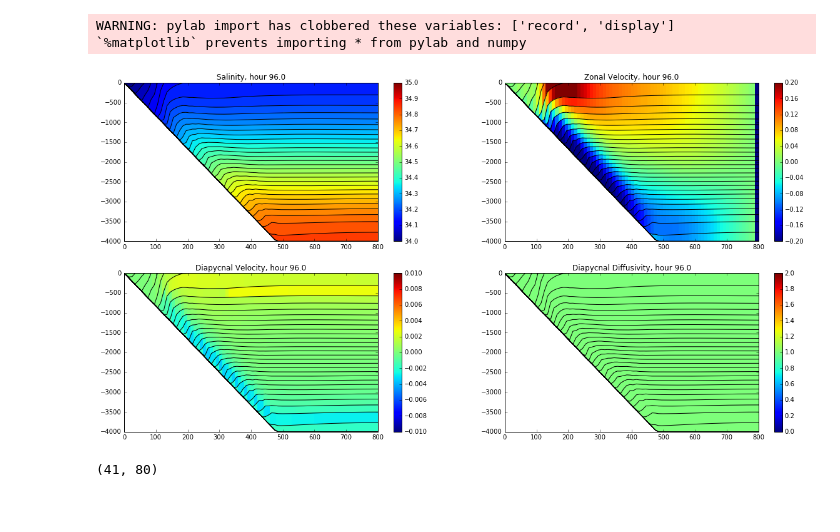
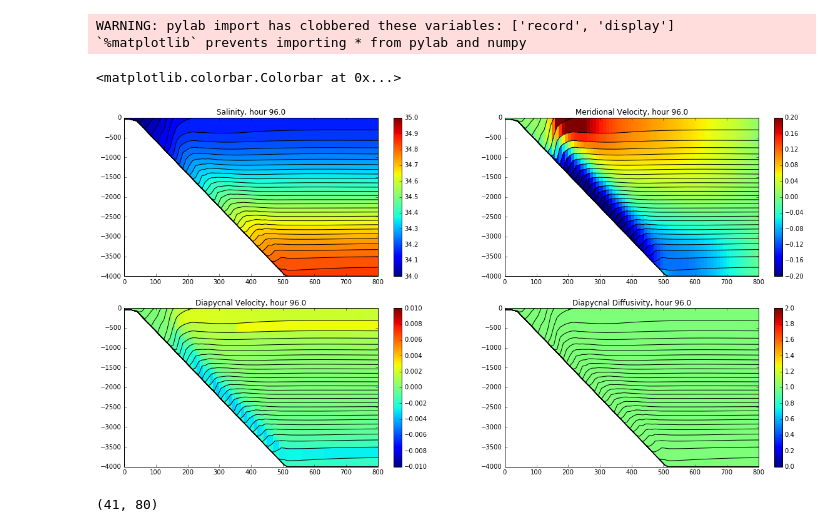
Before and after one commit to rmholmes/MOM6-examples, a Jupyter notebook: ocean_only/abyssal_mixing/Abyssal Mixing Quick Analysis.ipynb, the cells around one changed output. Saved outputs shown, nothing was run; the diff lists cells and outputs as text; code cells hidden in the pictures.

```diff
--- a/ocean_only/abyssal_mixing/Abyssal Mixing Quick Analysis.ipynb
+++ b/ocean_only/abyssal_mixing/Abyssal Mixing Quick Analysis.ipynb
@@ -20,43 +20,44 @@ import m6toolbox
 layer_file = scipy.io.netcdf_file('prog.nc')
 # %%
 # Read the horizontal coordinate which is the same for all configurations
-xq = layer_file.variables['xq'][:] # This is the coordinate of the cell corners (u-points in 1D)
-xq = numpy.concatenate(([0],xq)) # Inserts left most edge of domain in to coordinates
+yq = layer_file.variables['yq'][:] # This is the coordinate of the cell corners (u-points in 1D)
+yq = numpy.concatenate(([0],yq)) # Inserts left most edge of domain in to coordinates
 # %%
 # Define a function to plot a section
 def plot_section(file_handle, record, variable='salt', clim=(34., 35.), plot_grid=True, rep='linear'):
     """Plots a section of by reading vertical grid and scalar variable and super-sampling
     both in order to plot vertical and horizontal reconstructions.
 
     Optional arguments have defaults for plotting salinity and overlaying the grid.
     """
-    e = file_handle.variables['e'][record,:,0,:] # Vertical grid positions
-    s = file_handle.variables[variable][record,:,0,:] # Scalar field to color
+    e = file_handle.variables['e'][record,:,:,0] # Vertical grid positions
+    s = file_handle.variables[variable][record,:,:,0] # Scalar field to color
     if (np.shape(s)[0]==np.shape(e)[0]):
         s = (s[1:,:]+s[:-1,:])/2 #NOTE THIS IS DODGY!
-    x,z,q = m6toolbox.section2quadmesh(xq, e, s, representation=rep) # This yields three areas at twice the model resolution
-    plt.pcolormesh(x, z, q);
+    y,z,q = m6toolbox.section2quadmesh(yq, e, s, representation=rep) # This yields three areas at twice the model resolution
+    plt.pcolormesh(y, z, q);
     plt.clim(clim)
-    if plot_grid: plt.plot(x, z.T, 'k', hold=True);
+    if plot_grid: plt.plot(y, z.T, 'k', hold=True);
     plt.ylim(-4000,1)
-    #plt.xlim(400,600)
+    plt.xlim(0,800)
 
 record = -1 # Last record
 fig = plt.figure(1, figsize=(20,10))
 timevar = layer_file.variables['Time']
-for record in range(96):
-    plt.clf()
-    plt.subplot(2,2,1)
-    plot_section(layer_file, record); plt.title('Salinity, hour {}'.format(timevar[record]*24)); plt.colorbar()
-    plt.subplot(2,2,2)
-    plot_section(layer_file, record, variable='u', clim=(-0.2, 0.2)); plt.title('Zonal Velocity, hour {}'.format(timevar[record]*24)); plt.colorbar()
-    plt.subplot(2,2,3)
-    plot_section(layer_file, record, variable='wd', clim=(-0.01, 0.01)); plt.title('Diapycnal Velocity, hour {}'.format(timevar[record]*24)); plt.colorbar()
-    plt.subplot(2,2,4)
-    plot_section(layer_file, record, variable='Kd_layer', clim=(0.0, 2.0)); plt.title('Diapycnal Diffusivity, hour {}'.format(timevar[record]*24)); plt.colorbar()
-    plt.savefig('frame{:03d}'.format(record))
+#for record in range(96):
+plt.clf()
+plt.subplot(2,2,1)
+plot_section(layer_file, record); plt.title('Salinity, hour {}'.format(timevar[record]*24)); plt.colorbar()
+plt.subplot(2,2,2)
+plot_section(layer_file, record, variable='v', clim=(-0.2, 0.2)); plt.title('Meridional Velocity, hour {}'.format(timevar[record]*24)); plt.colorbar()
+plt.subplot(2,2,3)
+plot_section(layer_file, record, variable='wd', clim=(-0.01, 0.01)); plt.title('Diapycnal Velocity, hour {}'.format(timevar[record]*24)); plt.colorbar()
+plt.subplot(2,2,4)
+plot_section(layer_file, record, variable='Kd_layer', clim=(0.0, 2.0)); plt.title('Diapycnal Diffusivity, hour {}'.format(timevar[record]*24)); plt.colorbar()
+#plt.savefig('frame{:03d}'.format(record))
 # %% [output]
+<matplotlib.colorbar.Colorbar at 0x...>
-[figure, old version]
+[figure, new version]
 # %%
 
 np.shape(layer_file.variables['e'][record,:,0,:])
```
Also changed, not shown: 2 other files.
